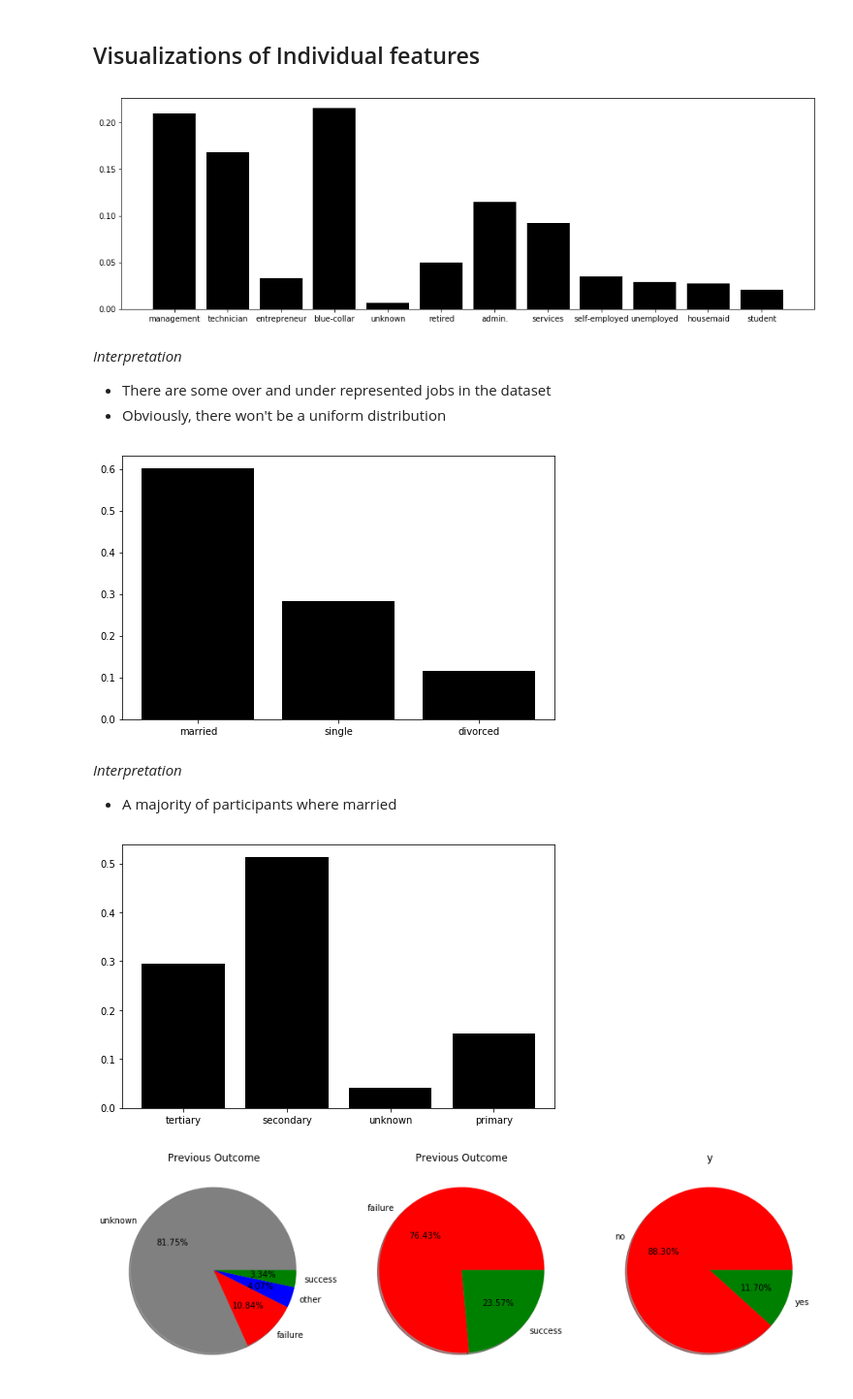
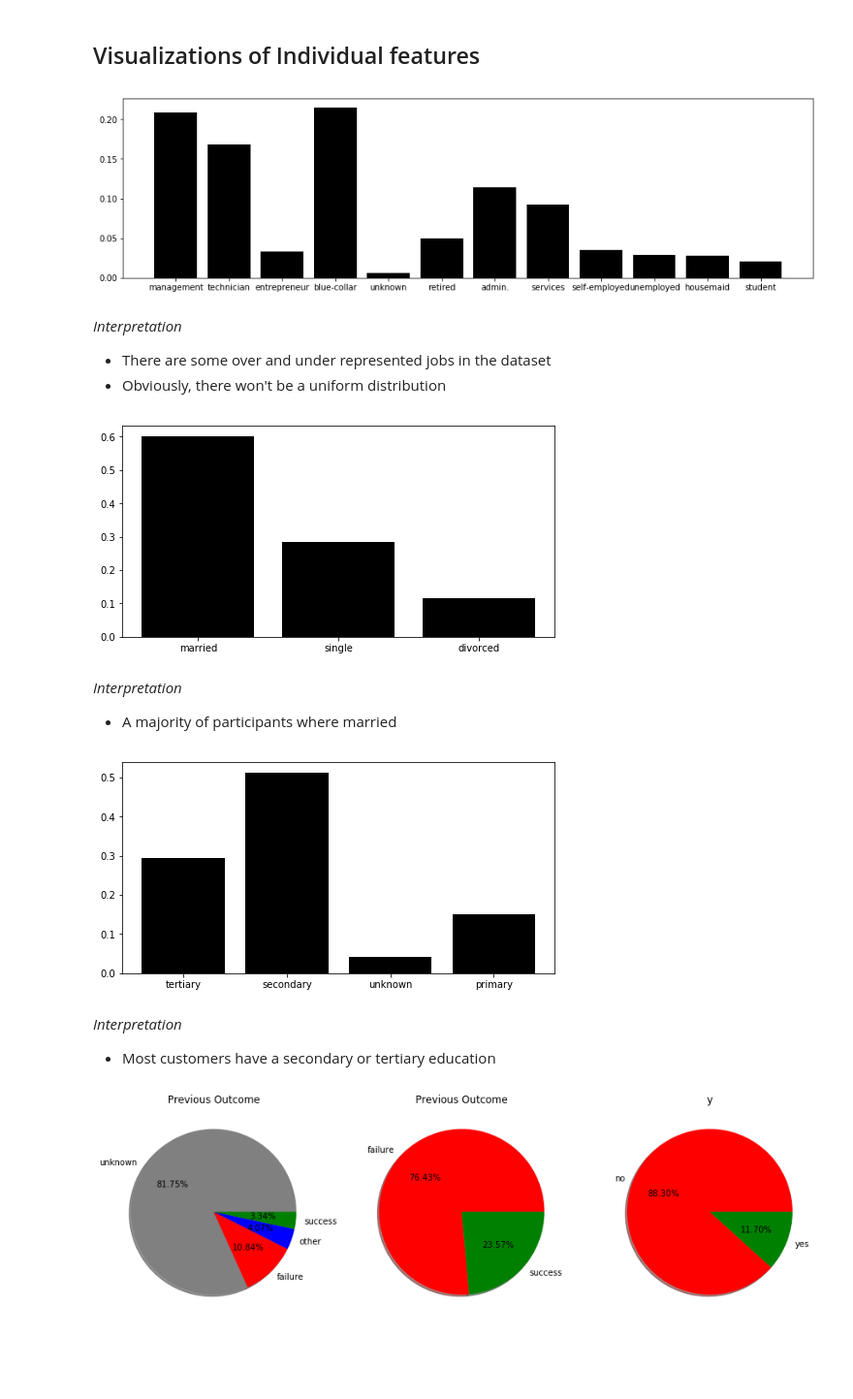
Before and after one commit to caseywasey/Bank-Marketing-Data-Set-Example-Project, a Jupyter notebook: Bank Project - Exploratory Data Analysis.ipynb, the cells around one changed output. Shown at 97% size. Saved outputs shown, nothing was run; the diff lists cells and outputs as text; code cells hidden in the pictures; blank space fills up the shorter version.

```diff
--- a/Bank Project - Exploratory Data Analysis.ipynb
+++ b/Bank Project - Exploratory Data Analysis.ipynb
@@ -48,12 +54,12 @@ _Interpretation_
 # %%
 job_percs = np.array([*Counter(df.job).values()])/len(df.job)
 
 job_data = dict(zip(Counter(df.job).keys(),job_percs))
-plt.figure(figsize= (16,5))
+plt.figure(figsize= (15,4))
 plt.bar(x = job_data.keys(), height= job_data.values(), color = 'k')
 plt.show()
 # %% [output]
-[figure, old version]
+[figure, new version]
 # %% [markdown]
 _Interpretation_
 
@@ -63,11 +69,11 @@ _Interpretation_
 mar_percs = np.array([*Counter(df.marital).values()])/len(df.marital)
 
 marital_data = dict(zip(Counter(df.marital).keys(),mar_percs))
-plt.figure(figsize= (8,5))
+plt.figure(figsize= (8,4))
 plt.bar(x = marital_data.keys(), height= marital_data.values(), color = 'k')
 plt.show()
 # %% [output]
-[figure, old version]
+[figure, new version]
 # %% [markdown]
 _Interpretation_
 
@@ -76,11 +82,15 @@ _Interpretation_
 edu_percs = np.array([*Counter(df.education).values()])/len(df.education)
 
 education_data = dict(zip(Counter(df.education).keys(),edu_percs))
-plt.figure(figsize= (8,5))
+plt.figure(figsize= (8,4))
 plt.bar(x = education_data.keys(), height= education_data.values(), color = 'k')
 plt.show()
 # %% [output]
-[figure, old version]
+[figure, new version]
+# %% [markdown]
+_Interpretation_
+
++ Most customers have a secondary or tertiary education
 # %%
 
 plt.figure(figsize=(15,5))
```
Also changed, not shown: parts of 7 cells of this notebook, 1 other file.
